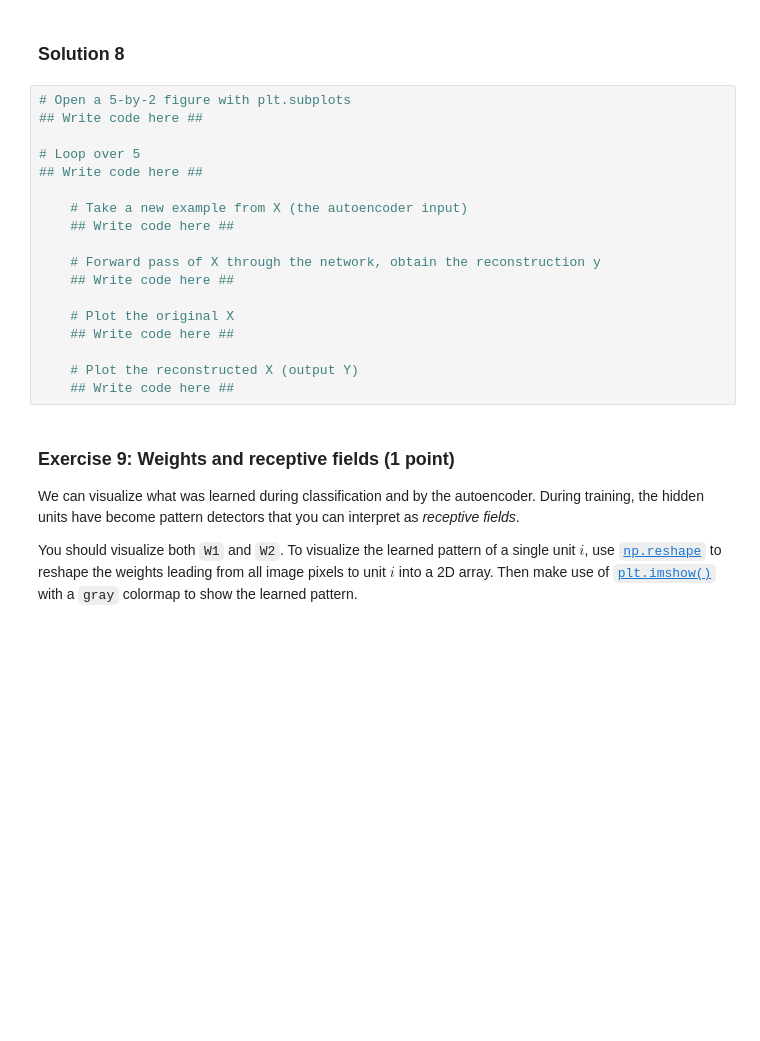
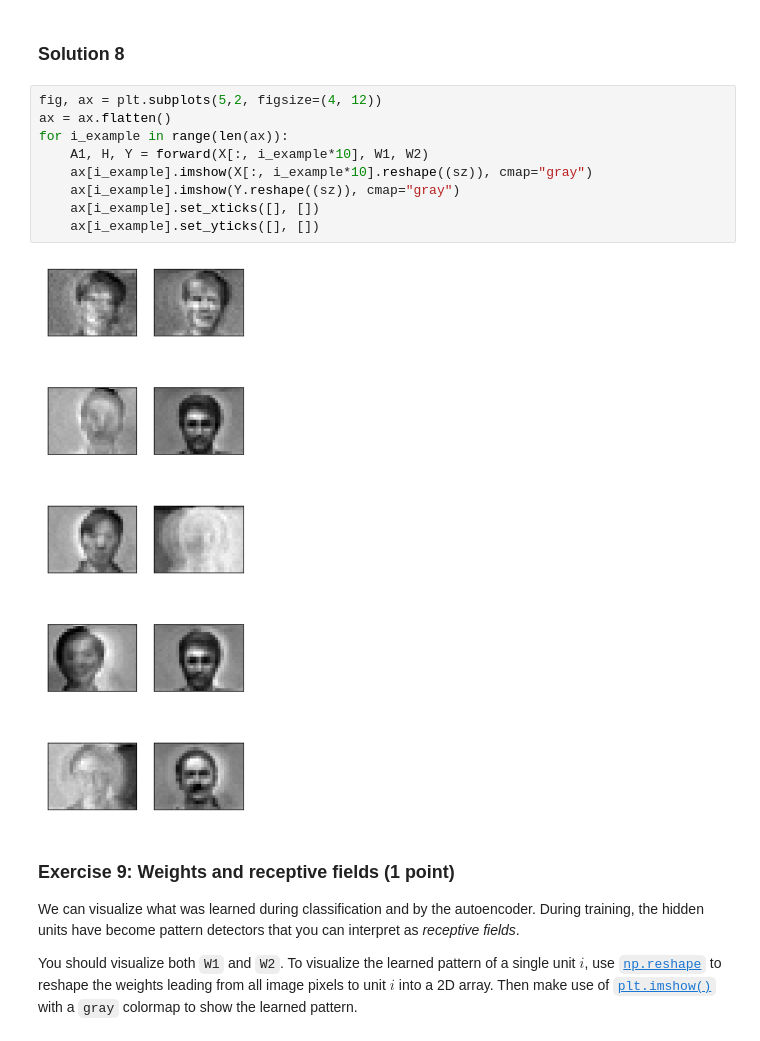
Before and after one commit to aprinsai/NeuralNetworks, a Jupyter notebook: Ex5/Chapter_04_autoencoder.ipynb, the cells around one changed output. Drawn from its saved outputs; the diff is of its cells as text; blank space fills up the shorter version.

Commit message:
some plotting

```diff
--- a/Ex5/Chapter_04_autoencoder.ipynb
+++ b/Ex5/Chapter_04_autoencoder.ipynb
@@ -366,24 +368,17 @@ Use [`np.reshape`](https://docs.scipy.org/doc/numpy-1.13.0/reference/generated/n
 You need to revert the scaling operation by multiplying by `sigma` and adding the `mean` (both previously computed) on each `x` and `y`. (If you don't, your real and reconstructed images will be off, e.g. too dark.)
 # %% [markdown]
 ### Solution 8
-# %%
-# Open a 5-by-2 figure with plt.subplots
-## Write code here ##
-
-# Loop over 5
-## Write code here ##
-
-    # Take a new example from X (the autoencoder input)
-    ## Write code here ##
-
-    # Forward pass of X through the network, obtain the reconstruction y
-    ## Write code here ##
-
-    # Plot the original X
-    ## Write code here ##
-
-    # Plot the reconstructed X (output Y)
-    ## Write code here ##
+# %%
+fig, ax = plt.subplots(5,2, figsize=(4, 12))
+ax = ax.flatten()
+for i_example in range(len(ax)):
+    A1, H, Y = forward(X[:, i_example*10], W1, W2)
+    ax[i_example].imshow(X[:, i_example*10].reshape((sz)), cmap="gray")
+    ax[i_example].imshow(Y.reshape((sz)), cmap="gray")
+    ax[i_example].set_xticks([], [])
+    ax[i_example].set_yticks([], [])
+# %% [output]
+[figure, added]
 # %% [markdown]
 ### Exercise 9: Weights and receptive fields (1 point)
 We can visualize what was learned during classification and by the autoencoder. During training, the hidden units have become pattern detectors that you can interpret as *receptive fields*.
```
Also changed, not shown: parts of 4 cells of this notebook.
